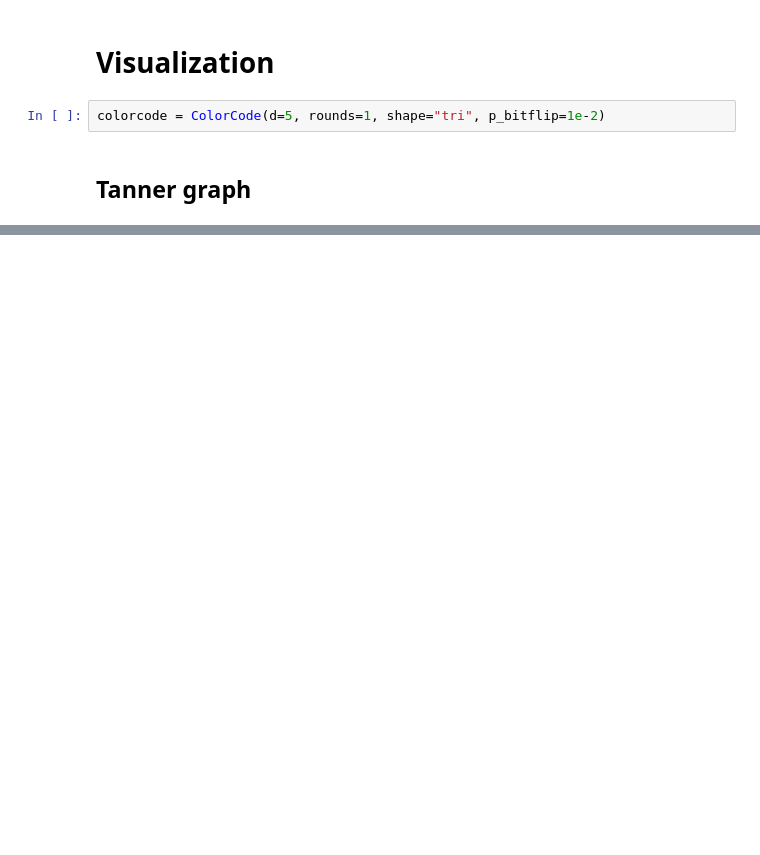
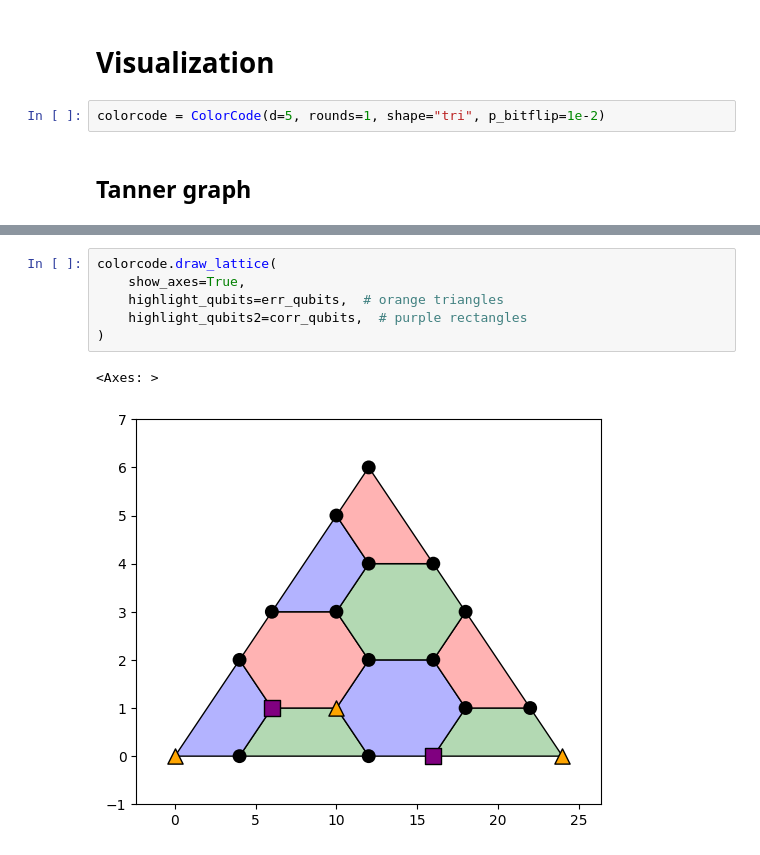
Before and after one commit to seokhyung-lee/color-code-stim, a Jupyter notebook: getting_started.ipynb, the cells around one changed output, grey strips where cells are left out. Saved outputs shown, nothing was run; the diff lists cells and outputs as text; blank space fills up the shorter version.

```diff
--- a/getting_started.ipynb
+++ b/getting_started.ipynb
@@ -179,0 +245,9 @@ colorcode.draw_tanner_graph(ax=ax, show_axes=True)
+# %%
+colorcode.draw_lattice(
+    show_axes=True,
+    highlight_qubits=err_qubits,  # orange triangles
+    highlight_qubits2=corr_qubits,  # purple rectangles
+)
+# %% [output]
+<Axes: >
+[figure, added]
```
Also changed, not shown: parts of 22 cells of this notebook, 1 other file.
